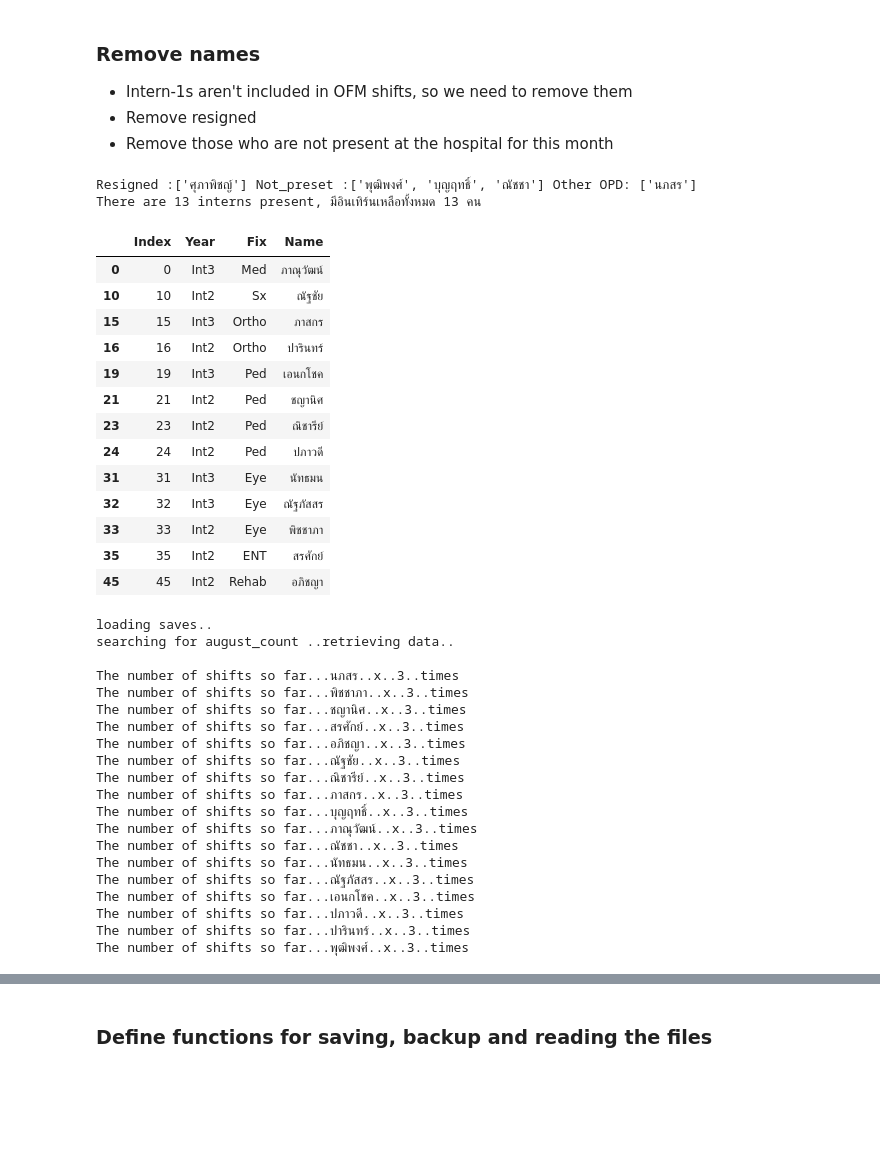
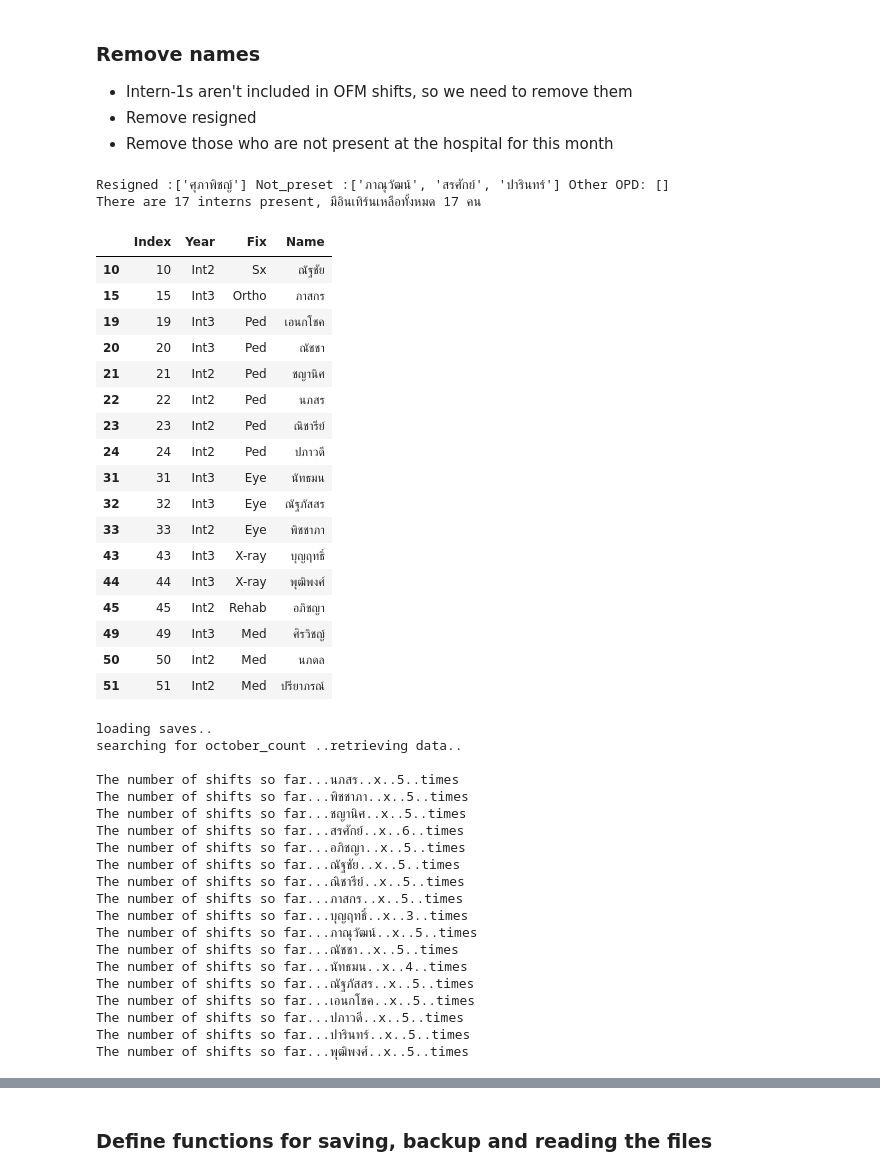
Before and after one commit to PwMarkLiu/Doctor-shift-rostering, a Jupyter notebook: OFM.ipynb, the cells around one changed output, grey strips where cells are left out. Saved outputs shown, nothing was run; the diff lists cells and outputs as text; code cells hidden in the pictures; blank space fills up the shorter version.

```diff
--- a/OFM.ipynb
+++ b/OFM.ipynb
@@ -229,35 +229,41 @@ index_to_name
 # %%
 # remove intern 1
 df.drop(df[df.loc[:,'Year'] == 'Int1'].index, inplace = True)
 
 # remove resigned and not present
 resigned = ['ศุภาพิชญ์']
-not_present = ['พุฒิพงศ์','บุญฤทธิ์',"ณัชชา"]
-other_OPD = ['นภสร']
+not_present = ["ภาณุวัฒน์","สรศักย์",'ปารินทร์']
+# สรศักย์อยู่เยอะแล้วเลยใส่ไว้
+other_OPD = []
 
 for name in (not_present + resigned + other_OPD):
     df.drop(df[df.loc[:,'Name'] == name].index, inplace = True)
 
+
 print("Resigned :{}".format(resigned), "Not_preset :{}".format(not_present), "Other OPD: {}".format(other_OPD))
 print("There are {0} interns present, มีอินเทิร์นเหลือทั้งหมด {0} คน".format(len(df)))
 df
 # %% [output]
-Resigned :['ศุภาพิชญ์'] Not_preset :['พุฒิพงศ์', 'บุญฤทธิ์', 'ณัชชา'] Other OPD: ['นภสร']
-There are 13 interns present, มีอินเทิร์นเหลือทั้งหมด 13 คน
+Resigned :['ศุภาพิชญ์'] Not_preset :['ภาณุวัฒน์', 'สรศักย์', 'ปารินทร์'] Other OPD: []
+There are 17 interns present, มีอินเทิร์นเหลือทั้งหมด 17 คน
 |  | Index | Year | Fix | Name |
-| 0 | 0 | Int3 | Med | ภาณุวัฒน์ |
 | 10 | 10 | Int2 | Sx | ณัฐชัย |
 | 15 | 15 | Int3 | Ortho | ภาสกร |
-| 16 | 16 | Int2 | Ortho | ปารินทร์ |
 | 19 | 19 | Int3 | Ped | เอนกโชค |
+| 20 | 20 | Int3 | Ped | ณัชชา |
 | 21 | 21 | Int2 | Ped | ชญานิศ |
+| 22 | 22 | Int2 | Ped | นภสร |
 | 23 | 23 | Int2 | Ped | ณิชารีย์ |
 | 24 | 24 | Int2 | Ped | ปภาวดี |
 | 31 | 31 | Int3 | Eye | นัทธมน |
 | 32 | 32 | Int3 | Eye | ณัฐภัสสร |
 | 33 | 33 | Int2 | Eye | พิชชาภา |
-| 35 | 35 | Int2 | ENT | สรศักย์ |
+| 43 | 43 | Int3 | X-ray | บุญฤทธิ์ |
+| 44 | 44 | Int3 | X-ray | พุฒิพงศ์ |
 | 45 | 45 | Int2 | Rehab | อภิชญา |
+| 49 | 49 | Int3 | Med | ศิรวิชญ์ |
+| 50 | 50 | Int2 | Med | นภดล |
+| 51 | 51 | Int2 | Med | ปรียาภรณ์ |
 # %%
 import pickle
 def try_open_saves(month):
@@ -275,28 +281,28 @@ def try_open_saves(month):
     return old_dict
 
 print('loading saves..')
-old_dict = try_open_saves("August")
+old_dict = try_open_saves("October")
 # %% [output]
 loading saves..
-searching for august_count ..retrieving data..
+searching for october_count ..retrieving data..
 
-The number of shifts so far...นภสร..x..3..times
-The number of shifts so far...พิชชาภา..x..3..times
-The number of shifts so far...ชญานิศ..x..3..times
-The number of shifts so far...สรศักย์..x..3..times
-The number of shifts so far...อภิชญา..x..3..times
-The number of shifts so far...ณัฐชัย..x..3..times
-The number of shifts so far...ณิชารีย์..x..3..times
-The number of shifts so far...ภาสกร..x..3..times
+The number of shifts so far...นภสร..x..5..times
+The number of shifts so far...พิชชาภา..x..5..times
+The number of shifts so far...ชญานิศ..x..5..times
+The number of shifts so far...สรศักย์..x..6..times
+The number of shifts so far...อภิชญา..x..5..times
+The number of shifts so far...ณัฐชัย..x..5..times
+The number of shifts so far...ณิชารีย์..x..5..times
+The number of shifts so far...ภาสกร..x..5..times
 The number of shifts so far...บุญฤทธิ์..x..3..times
-The number of shifts so far...ภาณุวัฒน์..x..3..times
-The number of shifts so far...ณัชชา..x..3..times
-The number of shifts so far...นัทธมน..x..3..times
-The number of shifts so far...ณัฐภัสสร..x..3..times
-The number of shifts so far...เอนกโชค..x..3..times
-The number of shifts so far...ปภาวดี..x..3..times
-The number of shifts so far...ปารินทร์..x..3..times
-The number of shifts so far...พุฒิพงศ์..x..3..times
+The number of shifts so far...ภาณุวัฒน์..x..5..times
+The number of shifts so far...ณัชชา..x..5..times
+The number of shifts so far...นัทธมน..x..4..times
+The number of shifts so far...ณัฐภัสสร..x..5..times
+The number of shifts so far...เอนกโชค..x..5..times
+The number of shifts so far...ปภาวดี..x..5..times
+The number of shifts so far...ปารินทร์..x..5..times
+The number of shifts so far...พุฒิพงศ์..x..5..times
 # %%
 # subs = Med, Rehab, X-ray, ENT, Eye, Ped, Ortho, Sx <-- case sensitive
 # plan ใส่ color coded day
```
Also changed, not shown: parts of 12 cells of this notebook.
